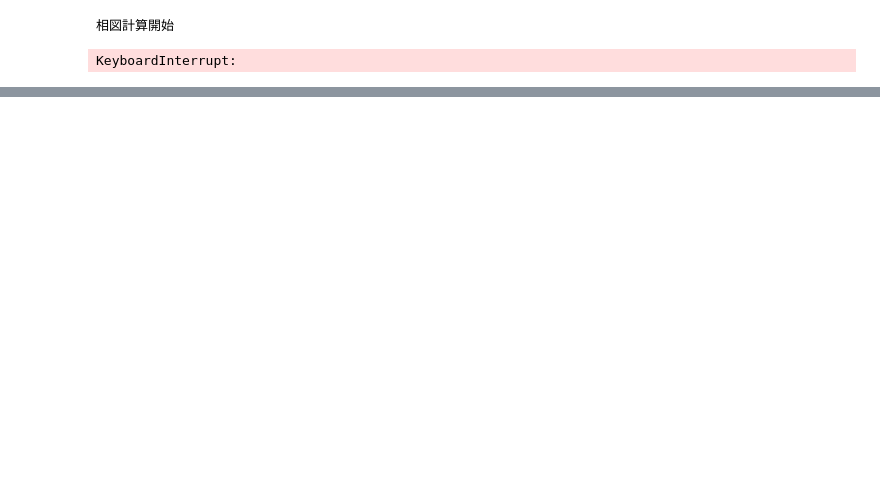
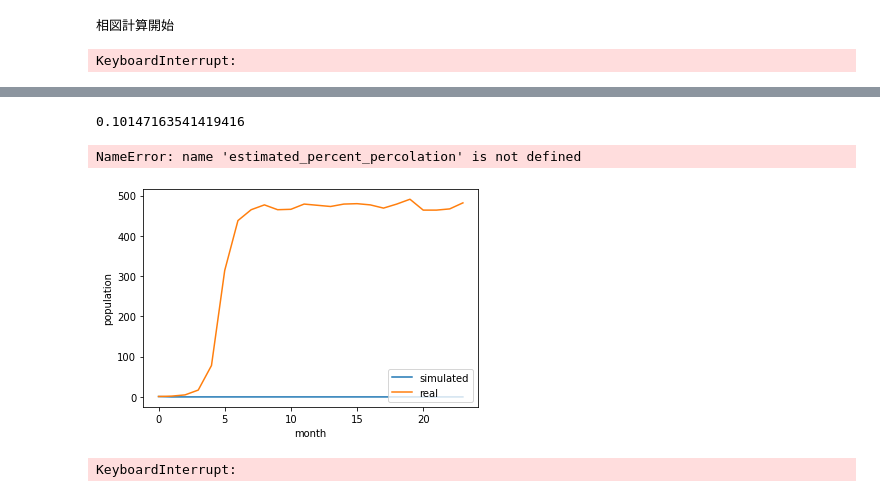
Before and after one commit to rd-yamatakuuu/python-dataknock, a Jupyter notebook: 71-80.ipynb, the cells around one changed output, grey strips where cells are left out. Saved outputs shown, nothing was run; the diff lists cells and outputs as text; code cells hidden in the pictures; blank space fills up the shorter version.

```diff
--- a/71-80.ipynb
+++ b/71-80.ipynb
@@ -256,0 +255,50 @@ estimated_percent_percolation
+# %%
+estimated_percent_disapparence
+# %% [output]
+0.10147163541419416
+# %%
+estimated_percent_percolation
+# %% [output]
+NameError: name 'estimated_percent_percolation' is not defined
+# %%
+percent_percolation = 0.025184661323275185
+percent_disapparence = 0.10147163541419416
+T_NUM = 24
+NUM = len(df_mem_links.index)
+list_active = np.zeros(NUM)
+list_active[0] = 1
+list_timeSeries = []
+for t in range(T_NUM):
+    list_active = simulate_population(NUM, list_active, percent_percolation, percent_disapparence,df_mem_links)
+    list_timeSeries.append(list_active.copy())
+# %%
+list_timeSeries_num = []
+for i in range(len(list_timeSeries)):
+    list_timeSeries_num.append(sum(list_timeSeries[i]))
+# %%
+T_NUM = len(df_mem_info.columns)-1
+list_timeSeries_num_real = []
+for t in range(0,T_NUM):
+    list_timeSeries_num_real.append(len(df_mem_info[df_mem_info[str(t)]==1].index))
+# %%
+plt.plot(list_timeSeries_num, label = 'simulated')
+plt.plot(list_timeSeries_num_real, label = 'real')
+plt.xlabel('month')
+plt.ylabel('population')
+plt.legend(loc='lower right')
+plt.show()
+# %% [output]
+[figure, added]
+# %%
+percent_percolation = 0.025184661323275185
+percent_disapparence = 0.10147163541419416
+T_NUM = 36
+NUM = len(df_mem_links.index)
+list_active = np.zeros(NUM)
+list_active[0] = 1
+list_timeSeries = []
+for t in range(T_NUM):
+    list_active = simulate_population(NUM, list_active, percent_percolation, percent_disapparence,df_mem_links)
+    list_timeSeries.append(list_active.copy())
+# %% [output]
+KeyboardInterrupt:
```
Also changed, not shown: parts of 16 cells of this notebook.
